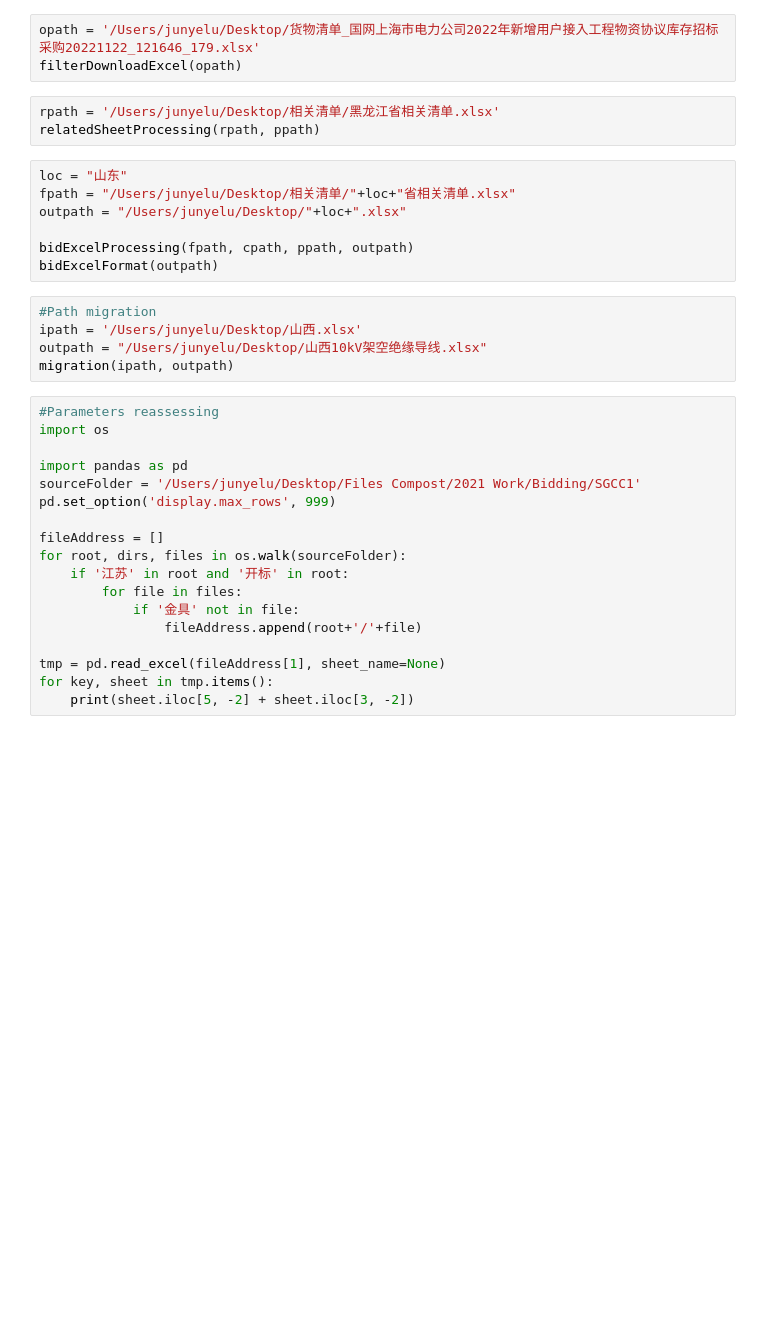
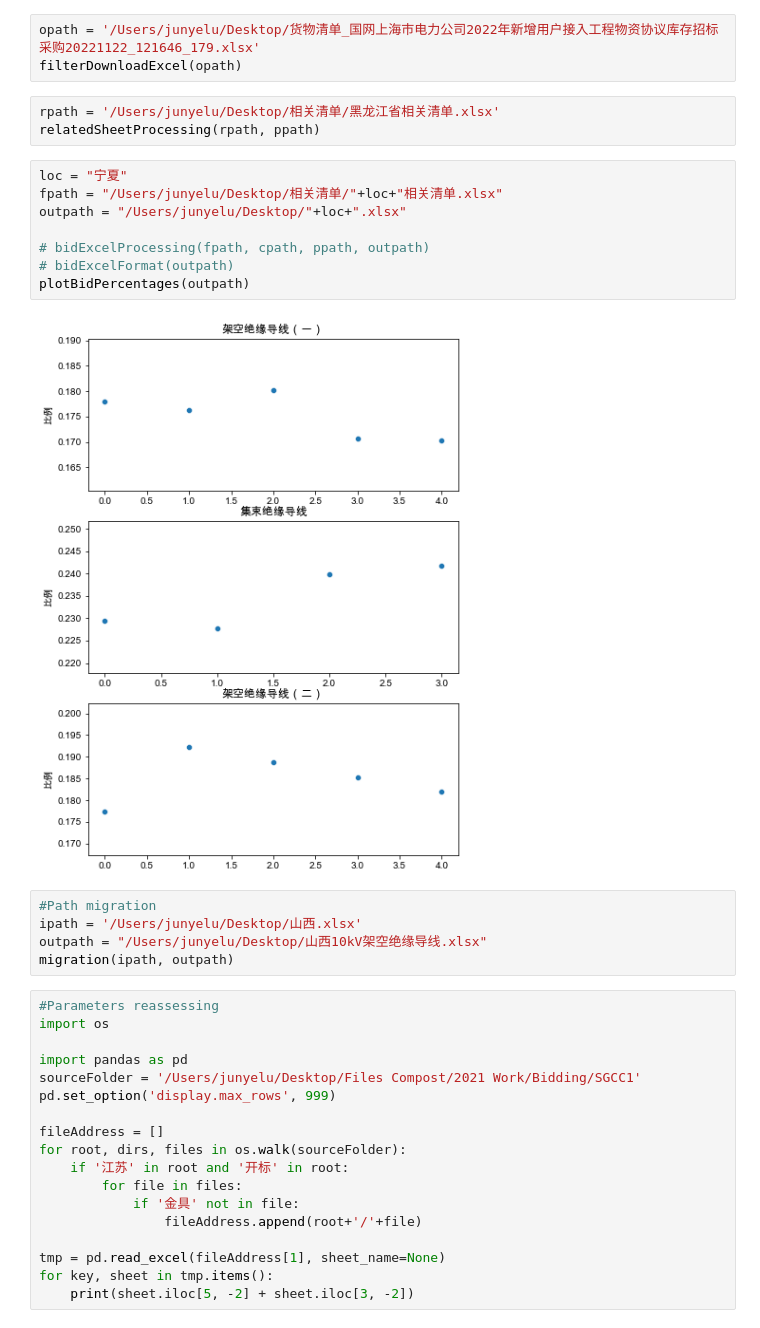
Before and after one commit to junyelu1/Bidding-Automator, a Jupyter notebook: notebook/Excel Processing.ipynb, the cells around one changed output. Drawn from its saved outputs; the diff is of its cells as text; blank space fills up the shorter version.

Commit message:
Move Format and Process Functions around, Add Result Calc and Format

```diff
--- a/notebook/Excel Processing.ipynb
+++ b/notebook/Excel Processing.ipynb
@@ -20,12 +47,15 @@ filterDownloadExcel(opath)
 rpath = '/Users/junyelu/Desktop/相关清单/黑龙江省相关清单.xlsx'
 relatedSheetProcessing(rpath, ppath)
 # %%
-loc = "山东"
-fpath = "/Users/junyelu/Desktop/相关清单/"+loc+"省相关清单.xlsx"
+loc = "宁夏"
+fpath = "/Users/junyelu/Desktop/相关清单/"+loc+"相关清单.xlsx"
 outpath = "/Users/junyelu/Desktop/"+loc+".xlsx"
 
-bidExcelProcessing(fpath, cpath, ppath, outpath)
-bidExcelFormat(outpath)
+# bidExcelProcessing(fpath, cpath, ppath, outpath)
+# bidExcelFormat(outpath)
+plotBidPercentages(outpath)
+# %% [output]
+[figure, added]
 # %%
 #Path migration
 ipath = '/Users/junyelu/Desktop/山西.xlsx'
```
Also changed, not shown: parts of 3 cells of this notebook, 3 other files.
